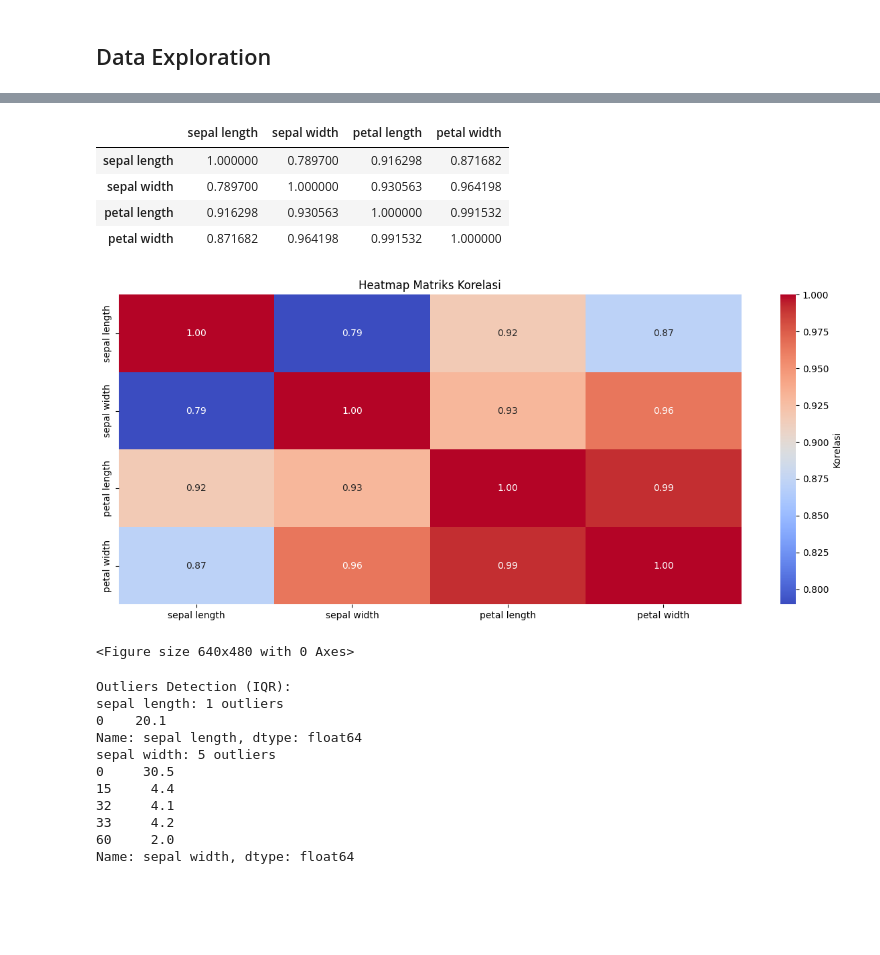
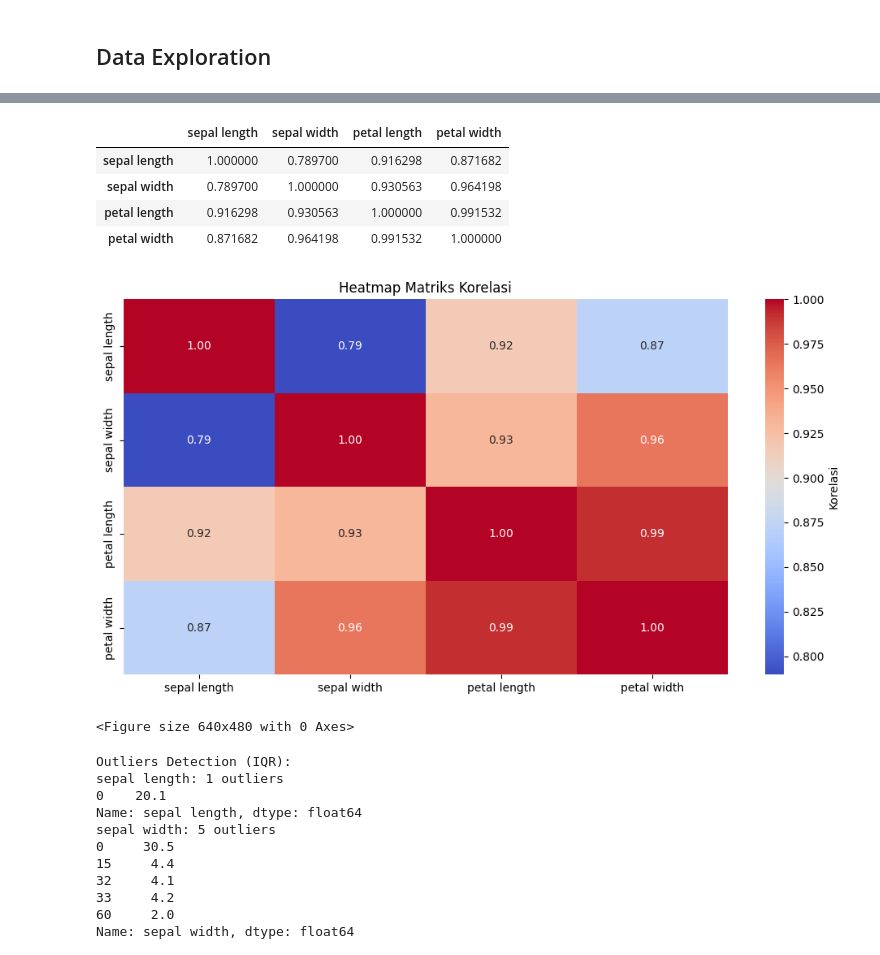
Before and after one commit to rhindottire/Data-Mining, a Jupyter notebook: pendata/Tugas1.ipynb, the cells around one changed output, grey strips where cells are left out. Drawn from its saved outputs; the diff is of its cells as text; code cells hidden in the pictures; blank space fills up the shorter version.

```diff
--- a/pendata/Tugas1.ipynb
+++ b/pendata/Tugas1.ipynb
@@ -369,20 +369,20 @@ plt.show()
 # %%
 # Matriks korelasi
 corr_matrix = df_iris[feature].corr()
 display(corr_matrix)
-plt.figure(figsize=(15, 6))
+plt.figure(figsize=(12, 6))
 sns.heatmap(corr_matrix, annot=True, cmap='coolwarm', fmt='.2f', cbar_kws={'label': 'Korelasi'})
 plt.title("Heatmap Matriks Korelasi")
 plt.show()
-plt.savefig("data/tugas1/assets/correlation_matrix_heatmap.png", dpi=300)
+plt.savefig("data/tugas1/assets/heatmap.png", dpi=300)
 plt.show()
 # %% [output]
 |  | sepal length | sepal width | petal length | petal width |
 | sepal length | 1.000000 | 0.789700 | 0.916298 | 0.871682 |
 | sepal width | 0.789700 | 1.000000 | 0.930563 | 0.964198 |
 | petal length | 0.916298 | 0.930563 | 1.000000 | 0.991532 |
 | petal width | 0.871682 | 0.964198 | 0.991532 | 1.000000 |
-[figure, old version]
+[figure, new version]
 <Figure size 640x480 with 0 Axes>
 # %%
 # Fungsi deteksi outlier menggunakan IQR
```
Also changed, not shown: 12 other files.
